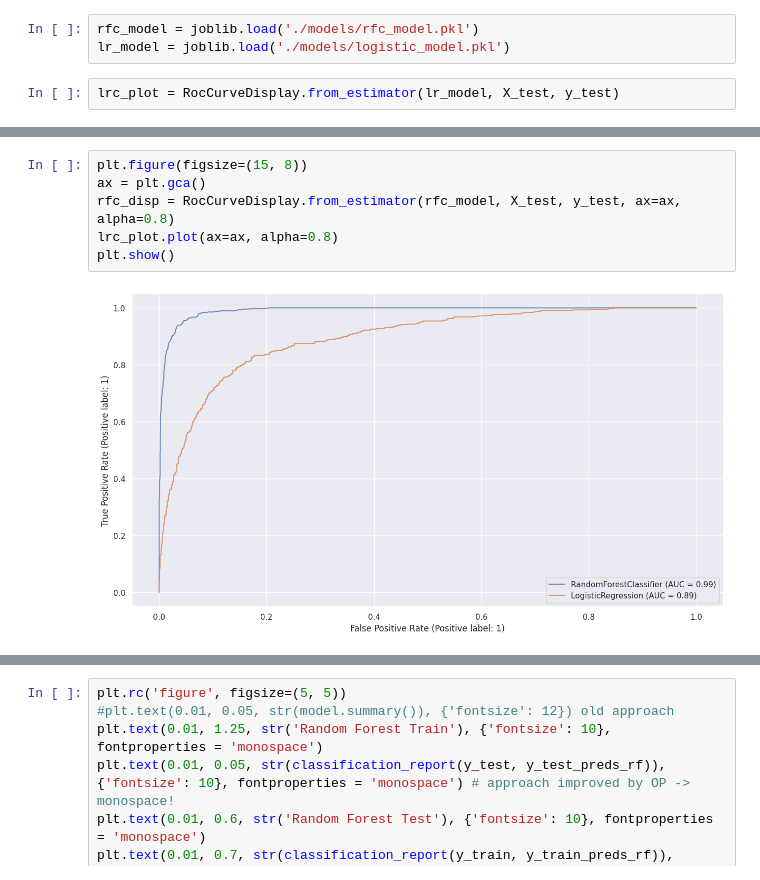
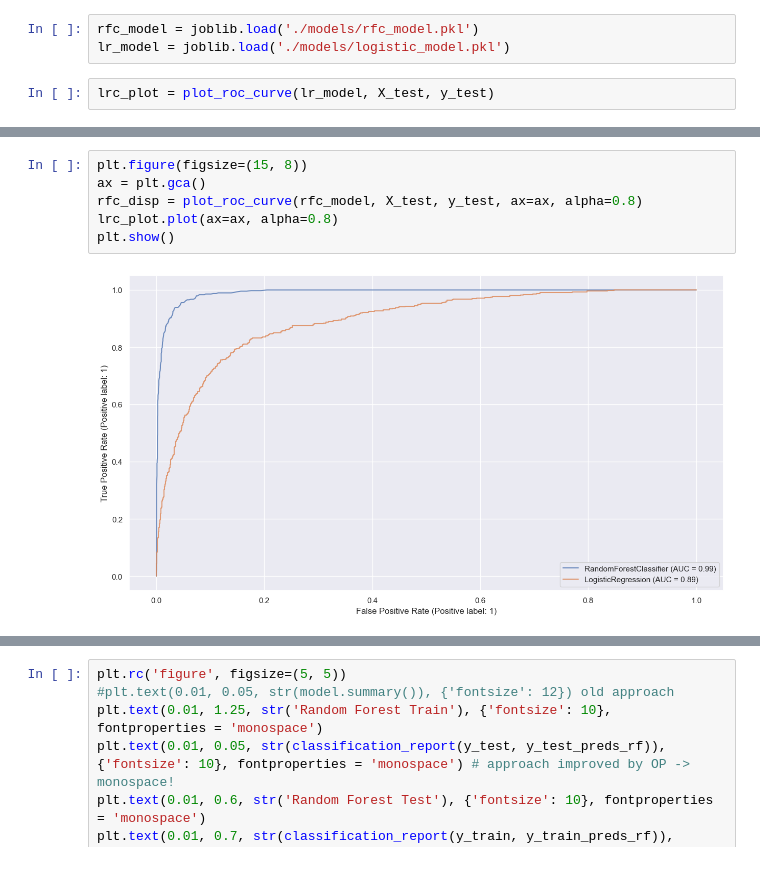
Before and after one commit to Faisal-Alageel/Udacity-MLOPs-Engineer, a Jupyter notebook: project 1/churn_notebook.ipynb, the cells around one changed output, grey strips where cells are left out. Drawn from its saved outputs; the diff is of its cells as text.

```diff
--- a/project 1/churn_notebook.ipynb
+++ b/project 1/churn_notebook.ipynb
@@ -296,5 +269,5 @@ joblib.dump(lrc, './models/logistic_model.pkl')
 rfc_model = joblib.load('./models/rfc_model.pkl')
 lr_model = joblib.load('./models/logistic_model.pkl')
 # %%
-lrc_plot = RocCurveDisplay.from_estimator(lr_model, X_test, y_test)
+lrc_plot = plot_roc_curve(lr_model, X_test, y_test)
 # %% [output]
@@ -302,11 +275,11 @@ lrc_plot = RocCurveDisplay.from_estimator(lr_model, X_test, y_test)
 # %%
 plt.figure(figsize=(15, 8))
 ax = plt.gca()
-rfc_disp = RocCurveDisplay.from_estimator(rfc_model, X_test, y_test, ax=ax, alpha=0.8)
+rfc_disp = plot_roc_curve(rfc_model, X_test, y_test, ax=ax, alpha=0.8)
 lrc_plot.plot(ax=ax, alpha=0.8)
 plt.show()
 # %% [output]
-[figure, old version]
+[figure, new version]
 # %%
 explainer = shap.TreeExplainer(cv_rfc.best_estimator_)
 shap_values = explainer.shap_values(X_test)
```
Also changed, not shown: parts of 9 cells of this notebook, 41 other files.
